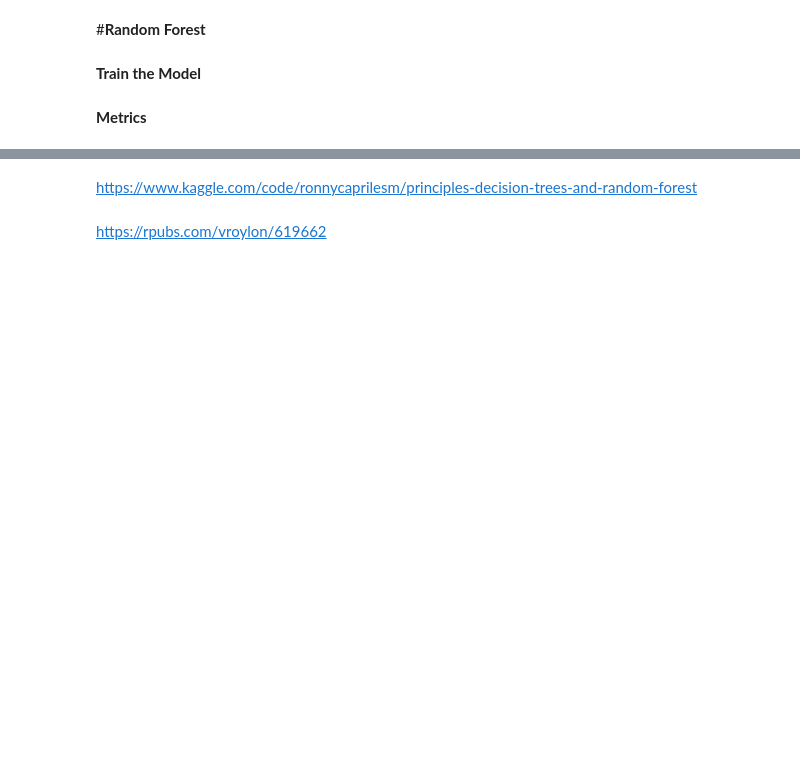
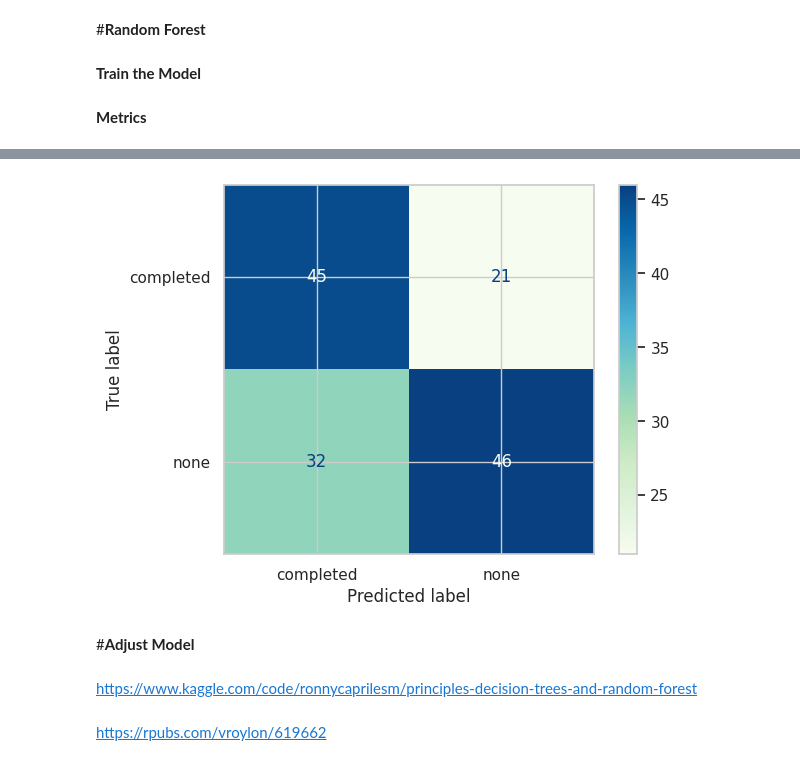
Before and after one commit to fishitmo/Machine-Learning-and-Data-Science-Projects, a Jupyter notebook: Students_Performance_in_Exams.ipynb, the cells around one changed output, grey strips where cells are left out. Saved outputs shown, nothing was run; the diff lists cells and outputs as text; code cells hidden in the pictures; blank space fills up the shorter version.

```diff
--- a/Students_Performance_in_Exams.ipynb
+++ b/Students_Performance_in_Exams.ipynb
@@ -311,3 +313,12 @@ Passing `palette` without assigning `hue` is deprecated and will be removed in v
+# %%
+cm= confusion_matrix(y_test, y_test_pred_rf, labels = rf.classes_)
+disp = ConfusionMatrixDisplay(confusion_matrix= cm , display_labels= rf.classes_)
+disp.plot(cmap= 'GnBu')
+plt.show()
+# %% [output]
+[figure, added]
+# %% [markdown]
+#**Adjust Model**
 # %% [markdown]
 https://www.kaggle.com/code/ronnycaprilesm/principles-decision-trees-and-random-forest
 # %% [markdown]
```
Also changed, not shown: parts of 7 cells of this notebook.
